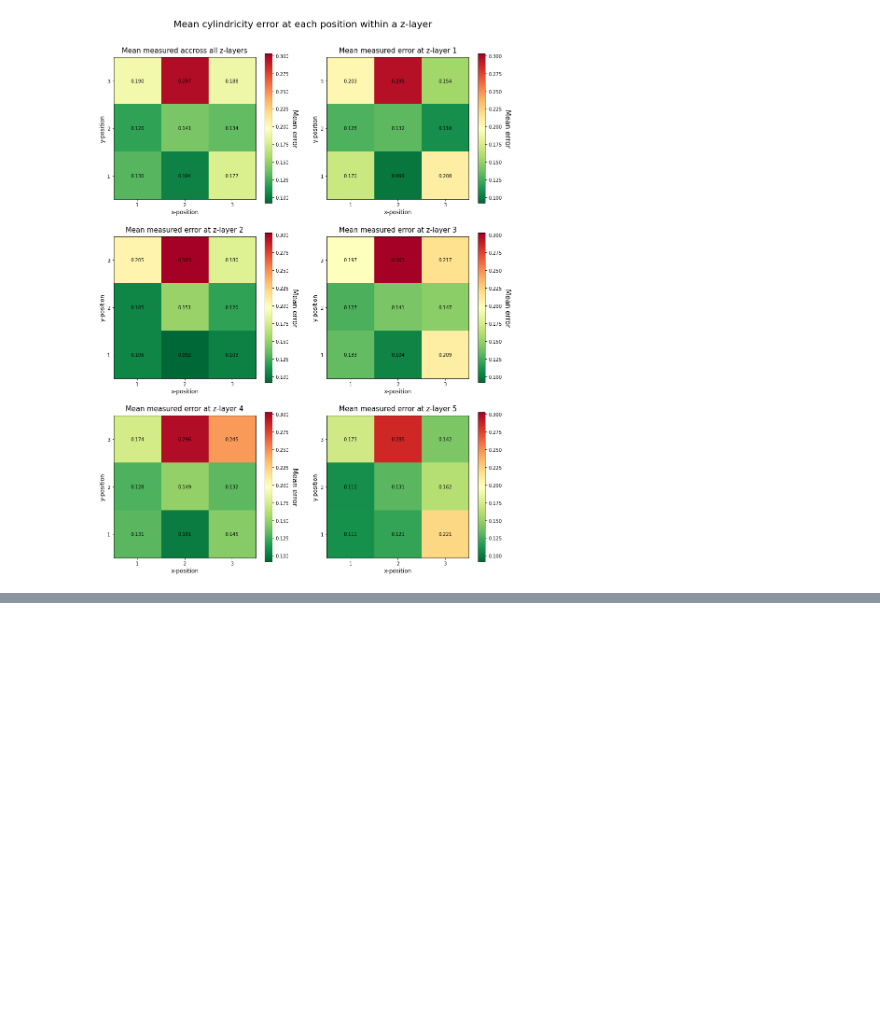
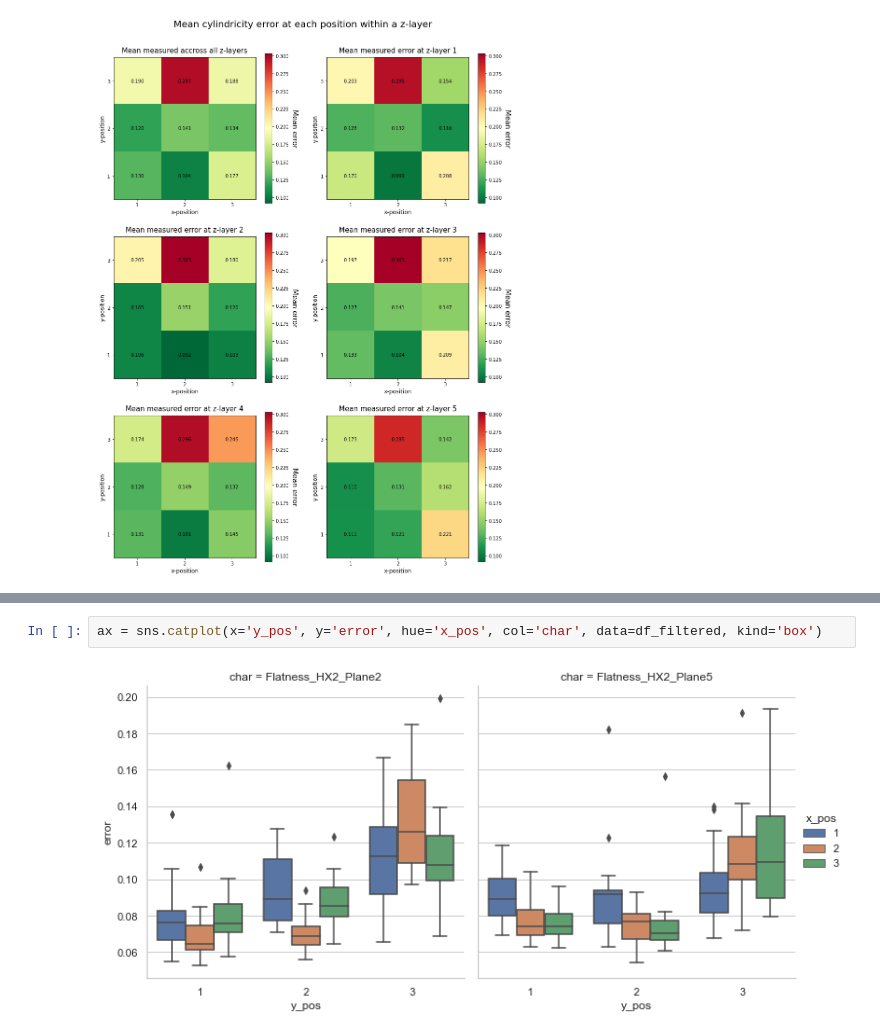
Before and after one commit to TheThorb/Leirmo_Exp1_Publication1, a Jupyter notebook: xy_variations.ipynb, the cells around one changed output, grey strips where cells are left out. Saved outputs shown, nothing was run; the diff lists cells and outputs as text; blank space fills up the shorter version.

```diff
--- a/xy_variations.ipynb
+++ b/xy_variations.ipynb
@@ -186,0 +239,4 @@ df_new.plot.scatter(x='z_pos', y='error')
+# %%
+ax = sns.catplot(x='y_pos', y='error', hue='x_pos', col='char', data=df_filtered, kind='box')
+# %% [output]
+[figure, added]
```
Also changed, not shown: parts of 7 cells of this notebook.
